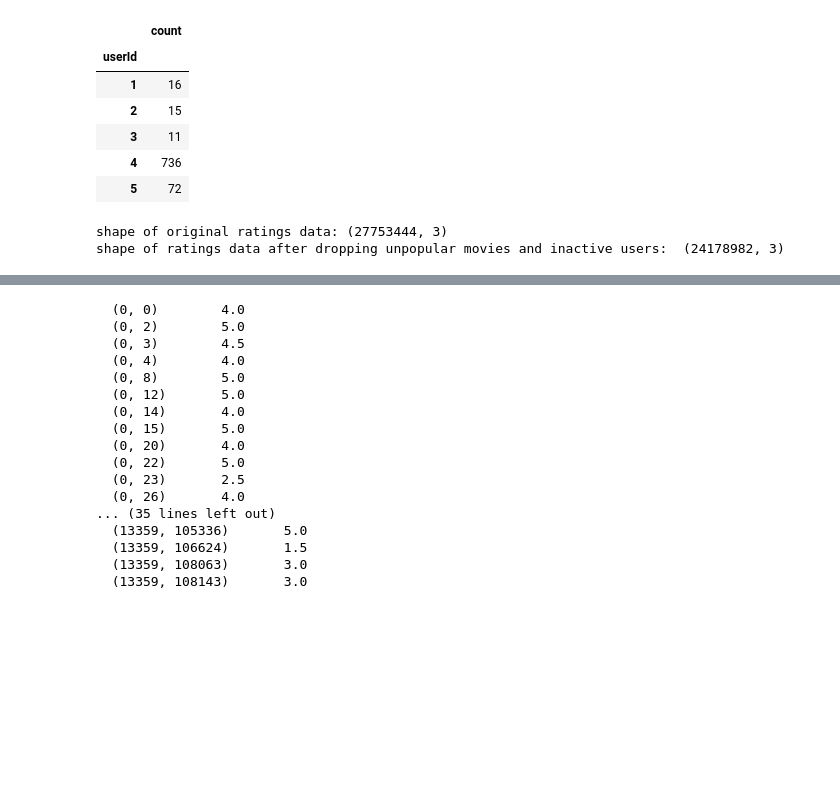
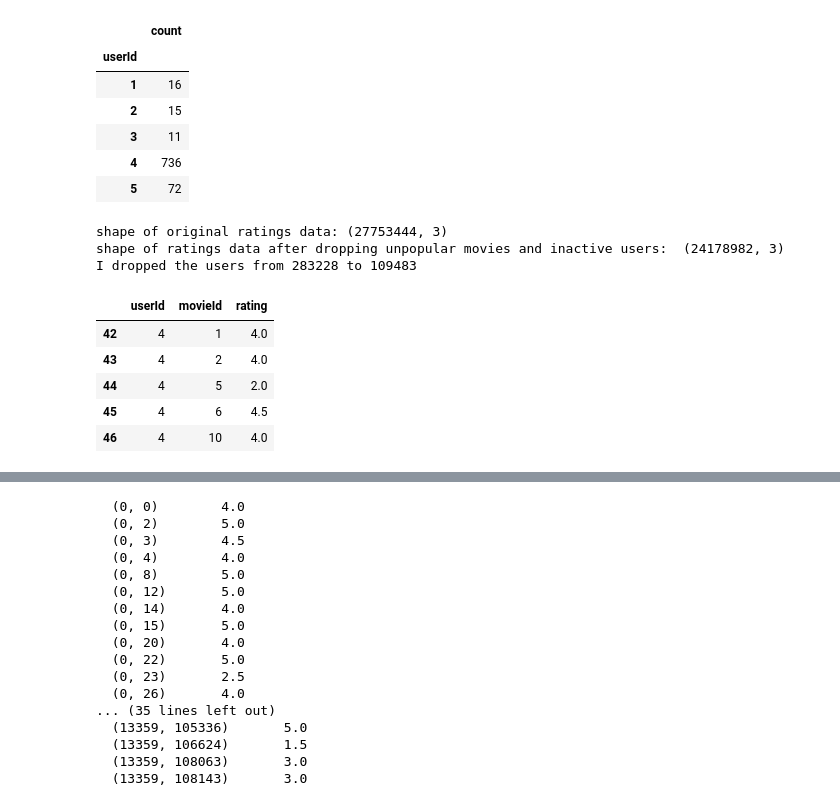
Before and after one commit to JoelOscarsson/Machine-Learning, a Jupyter notebook: Projects/Recommender-System.ipynb, the cells around one changed output, grey strips where cells are left out. Cells and saved outputs as stored; diff of their text form; code cells hidden in the pictures; blank space fills up the shorter version.

```diff
--- a/Projects/Recommender-System.ipynb
+++ b/Projects/Recommender-System.ipynb
@@ -451,6 +451,18 @@ df_ratings_drop_users = df_ratings_drop_movies[df_ratings_drop_movies.userId.isi
 
 print(f"shape of original ratings data: {df_ratings.shape}")
 print('shape of ratings data after dropping unpopular movies and inactive users: ', df_ratings_drop_users.shape)
+
+print(f"I dropped the users from {len(df_ratings['userId'].unique())} to {len(df_ratings_drop_users['userId'].unique())}")
 # %% [output]
 shape of original ratings data: (27753444, 3)
 shape of ratings data after dropping unpopular movies and inactive users:  (24178982, 3)
+I dropped the users from 283228 to 109483
+# %%
+df_ratings_drop_users.head()
+# %% [output]
+|  | userId | movieId | rating |
+| 42 | 4 | 1 | 4.0 |
+| 43 | 4 | 2 | 4.0 |
+| 44 | 4 | 5 | 2.0 |
+| 45 | 4 | 6 | 4.5 |
+| 46 | 4 | 10 | 4.0 |
```
Also changed, not shown: parts of 13 cells of this notebook.
